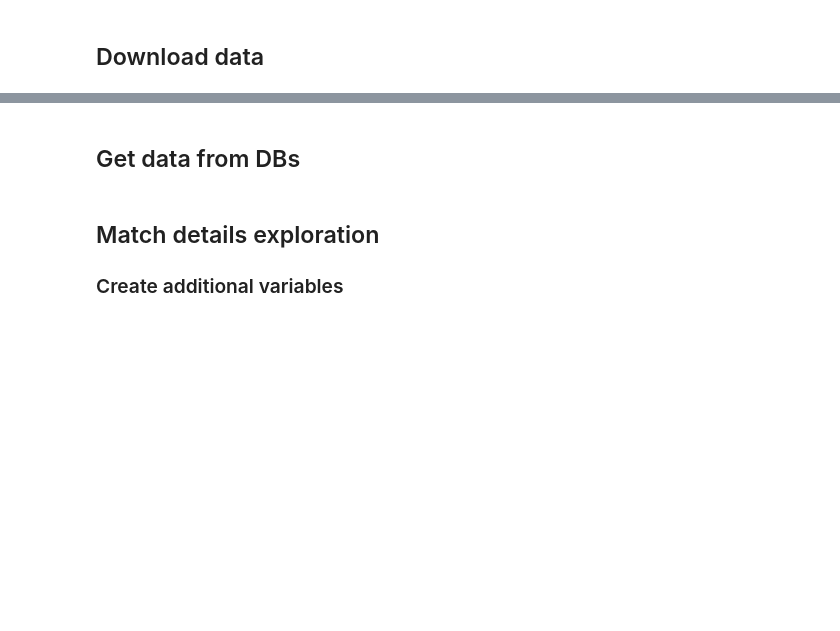
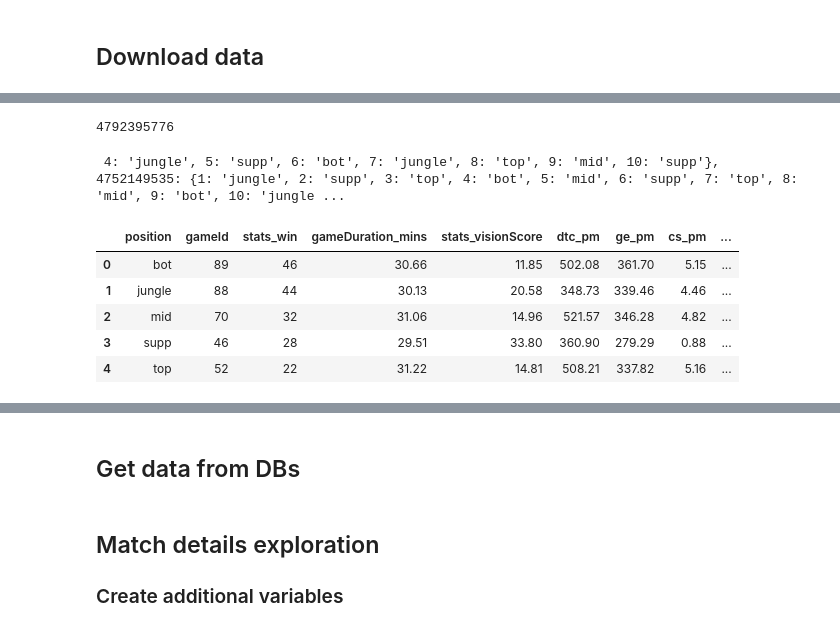
Before and after one commit to davidpolido/lol-match-data-exploration, a Jupyter notebook: exploration.ipynb, the cells around one changed output, grey strips where cells are left out. Drawn from its saved outputs; the diff is of its cells as text; code cells hidden in the pictures; blank space fills up the shorter version.

```diff
--- a/exploration.ipynb
+++ b/exploration.ipynb
@@ -81,0 +127,19 @@ df.to_csv("./backend/outputs/denormalized_data.csv")
+# %%
+list(set(data.loc[data["gameDuration"] >= 12*60]["gameId"]))[0]
+# %% [output]
+4792395776
+# %%
+from riotwatcher import LolWatcher
+import roleml
+from backend.utils import retry_function
+
+watcher = LolWatcher("RGAPI-e36cb6c9-8d3b-4f82-aef4-d9e86dd18444")
+predictions = {}
+
+for gameId in list(set(data.loc[data["gameDuration"] >= 12*60]["gameId"])):
+    timeline = watcher.match.timeline_by_match(region="euw1", match_id=gameId)
+    match = watcher.match.by_id(region="euw1", match_id=gameId)
+    predictions[gameId] = roleml.predict(match, timeline)
+print(predictions)
+# %% [output]
+ 4: 'jungle', 5: 'supp', 6: 'bot', 7: 'jungle', 8: 'top', 9: 'mid', 10: 'supp'}, 4752149535: {1: 'jungle', 2: 'supp', 3: 'top', 4: 'bot', 5: 'mid', 6: 'supp', 7: 'top', 8: 'mid', 9: 'bot', 10: 'jungle ...
@@ -81,0 +152,12 @@ df.to_csv("./backend/outputs/denormalized_data.csv")
+# %%
+gb3 = data.loc[data["player_summonerName"] == "Helikk"].groupby(by=["position"]).aggregate({"gameId": "count", "stats_win": "sum", "gameDuration_mins": "mean", "stats_visionScore": "mean", "dtc_pm": "mean", "ge_pm": "mean", "cs_pm": "mean"}).sort_values(by=["position"], ascending=True).reset_index()
+
+gb3["win_pct"] = gb3["stats_win"] / gb3["gameId"]
+gb3
+# %% [output]
+|  | position | gameId | stats_win | gameDuration_mins | stats_visionScore | dtc_pm | ge_pm | cs_pm | ... |
+| 0 | bot | 89 | 46 | 30.66 | 11.85 | 502.08 | 361.70 | 5.15 | ... |
+| 1 | jungle | 88 | 44 | 30.13 | 20.58 | 348.73 | 339.46 | 4.46 | ... |
+| 2 | mid | 70 | 32 | 31.06 | 14.96 | 521.57 | 346.28 | 4.82 | ... |
+| 3 | supp | 46 | 28 | 29.51 | 33.80 | 360.90 | 279.29 | 0.88 | ... |
+| 4 | top | 52 | 22 | 31.22 | 14.81 | 508.21 | 337.82 | 5.16 | ... |
```
Also changed, not shown: parts of 18 cells of this notebook, 5 other files.
